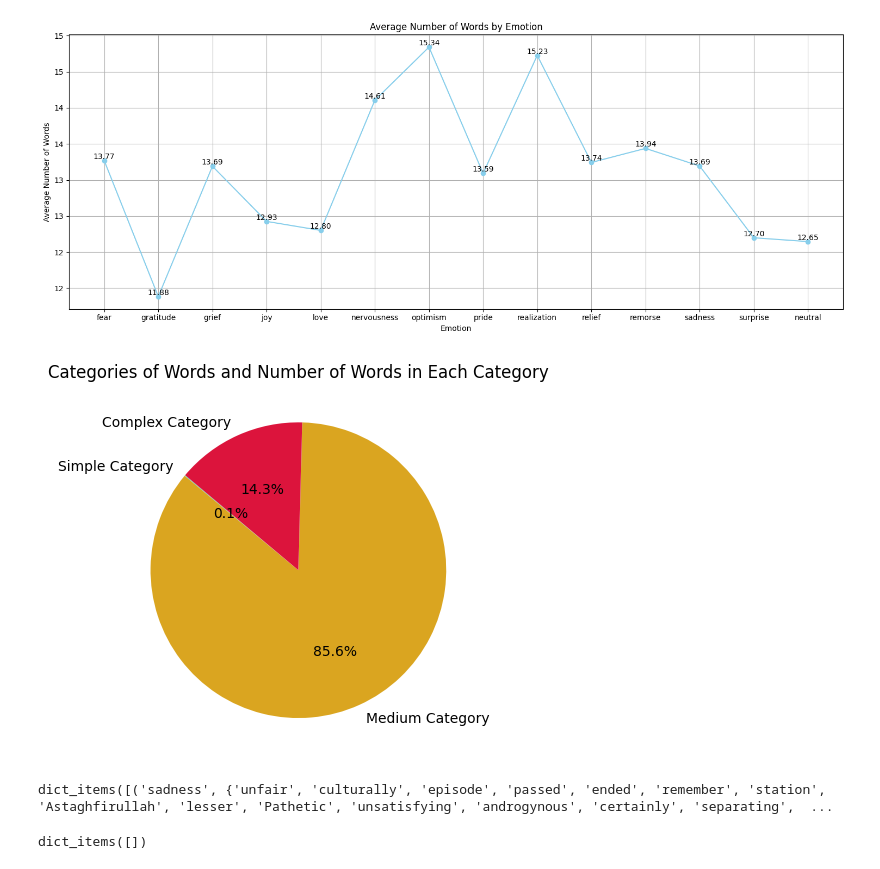
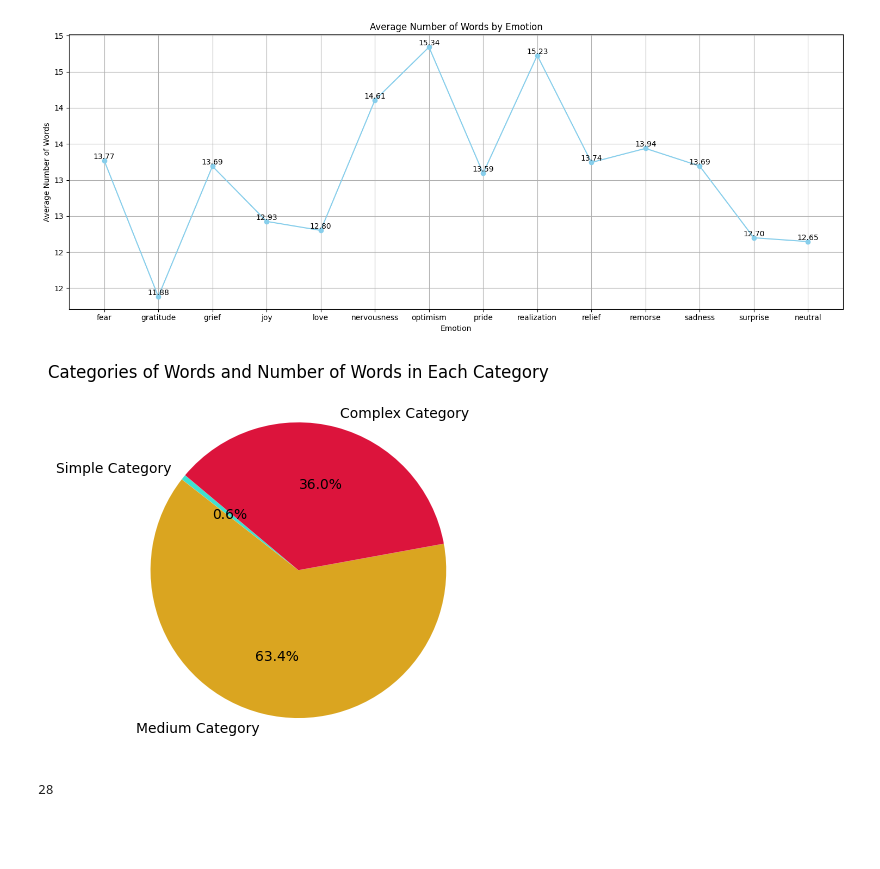
Before and after one commit to mouhebmhd/EduMotions, a Jupyter notebook: emotionsDetection.ipynb, the cells around one changed output. Saved outputs shown, nothing was run; the diff lists cells and outputs as text; code cells hidden in the pictures; blank space fills up the shorter version.

Commit message:
building words dictionary and saved to files also developing functions to prepare dataset

```diff
--- a/emotionsDetection.ipynb
+++ b/emotionsDetection.ipynb
@@ -237,0 +248,11 @@ for tweet in features:
+# %%
+import csv
+
+# Read allWords words from CSV file
+allWords = []
+with open('datasets/allWords.csv', 'r') as csvfile:
+    reader = csv.reader(csvfile)
+    next(reader)  # Skip header
+    for row in reader:
+        allWords.append(row[0])
+allWords
@@ -410,24 +416,34 @@ avgFrequency = statistics.fmean(sortedDistinctWordsFrequency.values())
 # %%
 import matplotlib.pyplot as plt
 
-def plot_word_categories(distinctWordsFrequency, minFrequency, avgFrequency):
-    # Define thresholds for each category
-    low_threshold = minFrequency  # Words with frequency <= low_threshold are classified as simple
-    high_threshold = avgFrequency  # Words with frequency >= high_threshold are classified as complex
+def plot_word_categories(distinctWordsFrequency):
+    # Calculate the threshold frequencies for each category
+    total_words = len(distinctWordsFrequency)
+    sorted_frequencies = sorted(distinctWordsFrequency.values(), reverse=True)
+    high_threshold = sorted_frequencies[total_words // 3]
+    low_threshold = sorted_frequencies[2 * (total_words // 3)]
 
     # Initialize counters for each category
     simple_count = 0
     medium_count = 0
     complex_count = 0
 
+    # Initialize lists for each category
+    listOfSimpleWords = []
+    listOfMediumWords = []
+    listOfComplexWords = []
+
     # Classify words into categories based on their frequency
-    for frequency in distinctWordsFrequency.values():
-        if frequency <= low_threshold:
+    for word, frequency in distinctWordsFrequency.items():
+        if frequency >= high_threshold:
+            complex_count += 1
+            listOfComplexWords.append(stemWord(word))
+        elif frequency >= low_threshold:
+            medium_count += 1
+            listOfMediumWords.append(stemWord(word))
+        else:
             simple_count += 1
-        elif frequency >= high_threshold:
-            complex_count += 1
-        else:
-            medium_count += 1
+            listOfSimpleWords.append(stemWord(word))
 
     # Plot the categories of words and the number of words in each category
     categories = ['Simple Category', 'Medium Category', 'Complex Category']
@@ -436,7 +452,5 @@ def plot_word_categories(distinctWordsFrequency, minFrequency, avgFrequency):
     plt.pie(counts, labels=categories, colors=['#40E0D0', '#DAA520', '#DC143C'], autopct='%1.1f%%', startangle=140)
     plt.title('Categories of Words and Number of Words in Each Category')
     plt.show()
+
+    return {'SimpleWords': listOfSimpleWords, 'MediumWords': listOfMediumWords, 'ComplexWords': listOfComplexWords}
-# %%
-plot_word_categories(distinctWordsFrequency,minFrequency,avgFrequency)
-# %% [output]
-[figure, removed]
@@ -466,14 +457,18 @@ for index, row in data.iterrows():
-# %%
-""" # Print the distinct words associated with each emotion
-for emotion, words in distinct_words_per_emotion.items():
-    print(f"Emotion: {emotion}")
-    print("Distinct Words:")
-    for word in words:
-        print(word) """
-print(distinct_words_per_emotion.items())
-# %% [output]
-dict_items([('sadness', {'unfair', 'culturally', 'episode', 'passed', 'ended', 'remember', 'station', 'Astaghfirullah', 'lesser', 'Pathetic', 'unsatisfying', 'androgynous', 'certainly', 'separating',  ...
-# %%
-word_freq_per_emotion.items()
-# %% [output]
-dict_items([])
+# %%
+wordsPerCategory=plot_word_categories(distinctWordsFrequency)
+# %% [output]
+[figure, added]
+# %%
+def detectEmotion(emotionsVector):
+    for i in range(0,len(emotionsVector)):
+        if(emotionsVector[i]==1):
+            return(i)
+labelsList=[]
+## create the labels list from [0,0,0,0,,1,1,1,1,0,1,0,1,0,1,0,]----> sadness,happiness... convert a binary array to unique value
+for i in range(0,len(labels)):
+    x=detectEmotion(labels.iloc[i])
+    if(x==None):
+        x=27
+    labelsList.append(emotions[x])
+# %% [output]
+28
```
Also changed, not shown: parts of 15 cells of this notebook, 4 other files.
